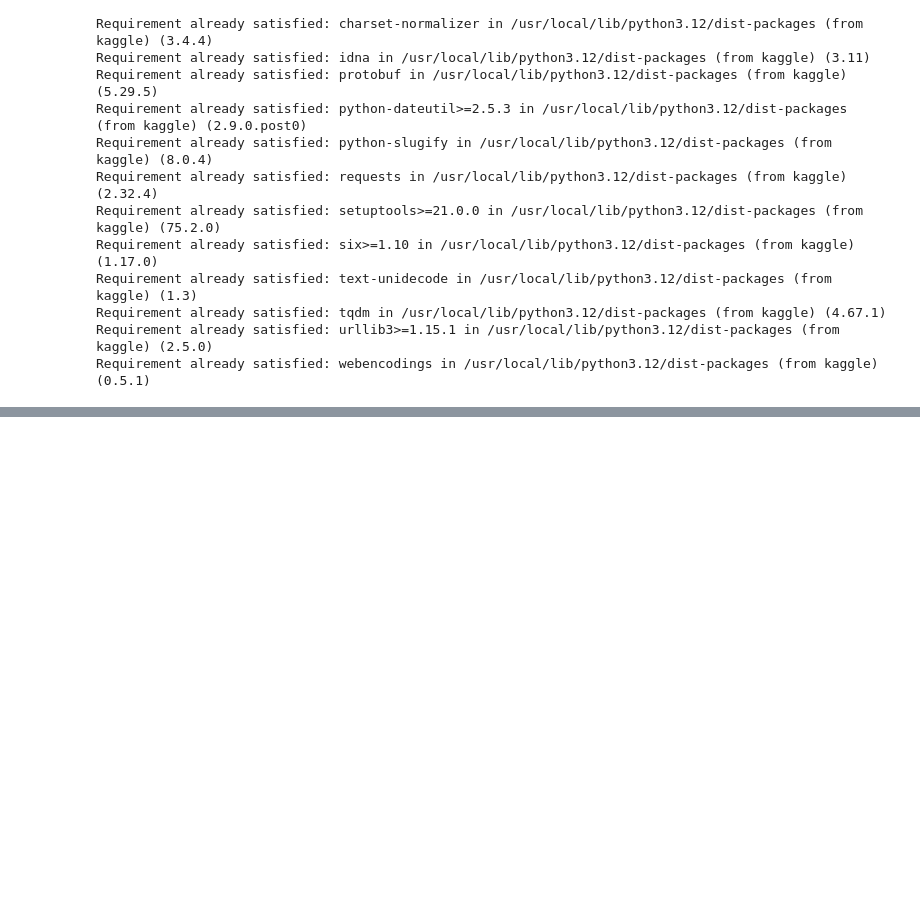
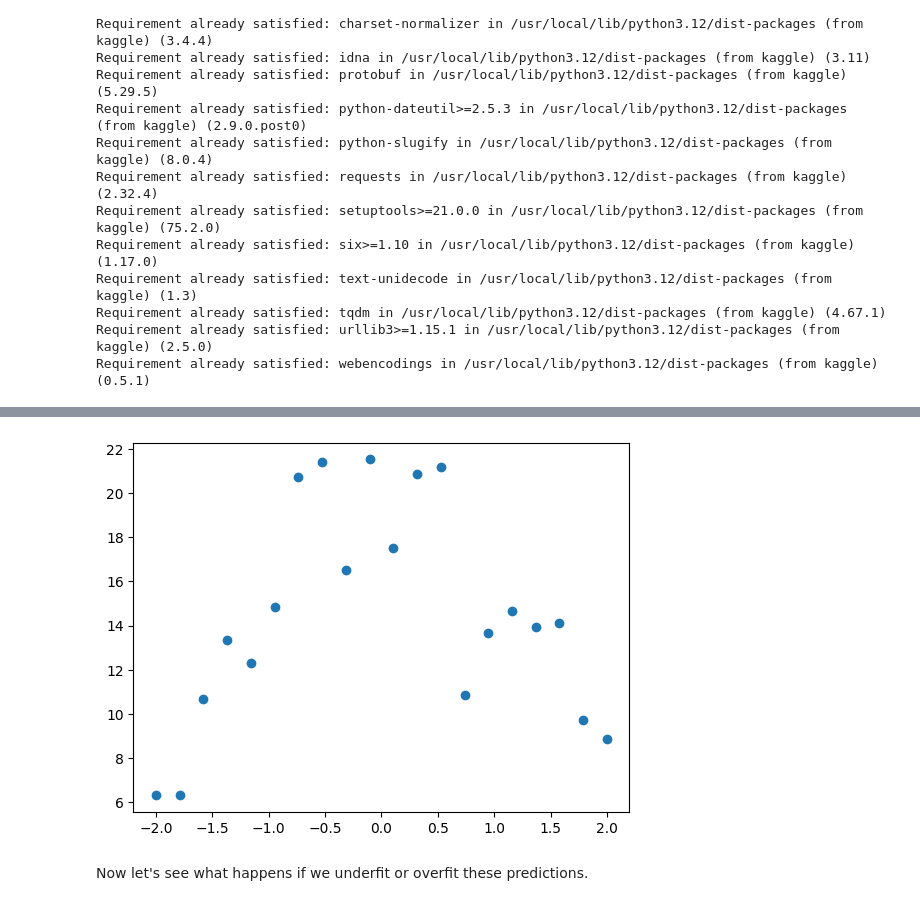
Before and after one commit to veeneet-ai-cloud/AI-Learning, a Jupyter notebook: PracticalDeepLearningforCodersUsingFastai/lesson4.ipynb, the cells around one changed output, grey strips where cells are left out. Saved outputs shown, nothing was run; the diff lists cells and outputs as text; code cells hidden in the pictures; blank space fills up the shorter version.

```diff
--- a/PracticalDeepLearningforCodersUsingFastai/lesson4.ipynb
+++ b/PracticalDeepLearningforCodersUsingFastai/lesson4.ipynb
@@ -35,0 +215,13 @@ HTTPError: 403 Client Error: Forbidden for url: https://www.kaggle.com/api/v1/co
+# %%
+from numpy.random import normal,seed,uniform
+np.random.seed(42)
+def noise(x, scale): return normal(scale=scale, size=x.shape)
+def add_noise(x, mult, add): return x * (1+noise(x,mult)) + noise(x,add)
+# %%
+x = np.linspace(-2, 2, num=20)[:,None]
+y = add_noise(f(x), 0.2, 1.3)
+plt.scatter(x,y);
+# %% [output]
+[figure, added]
+# %% [markdown]
+Now let's see what happens if we underfit or overfit these predictions.
```
Also changed, not shown: parts of 51 cells of this notebook.
